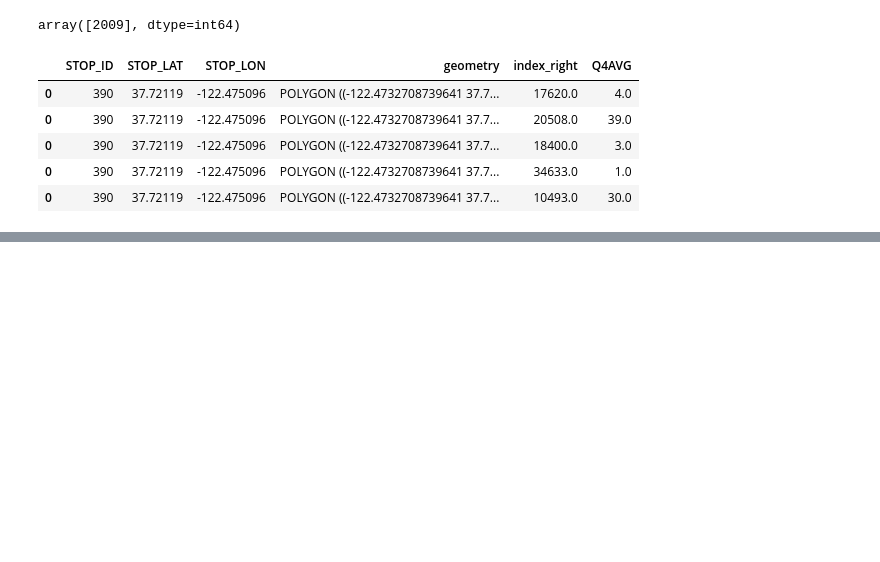
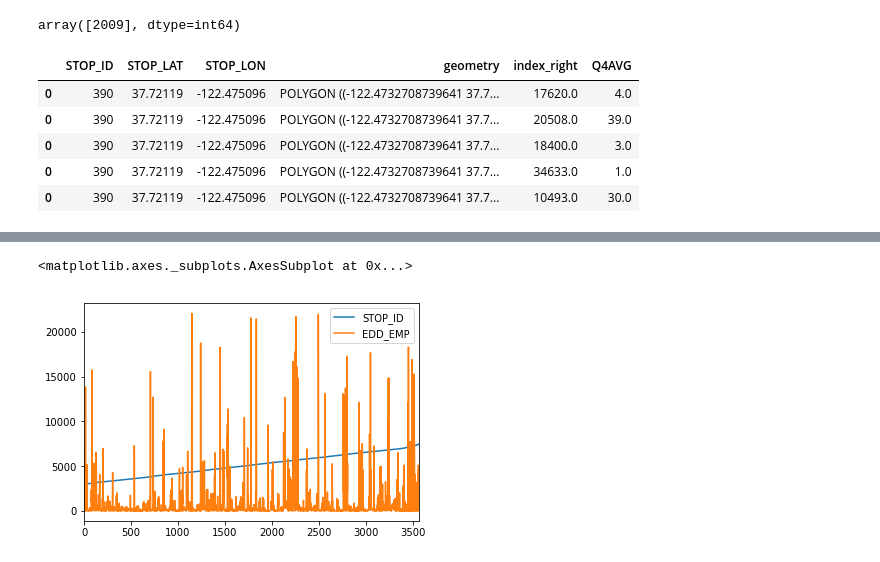
Before and after one commit to alex-mucci/Transit-Casa-Share, a Jupyter notebook: Notebooks/Process EDD Data.ipynb, the cells around one changed output, grey strips where cells are left out. Cells and saved outputs as stored; diff of their text form; code cells hidden in the pictures; blank space fills up the shorter version.

```diff
--- a/Notebooks/Process EDD Data.ipynb
+++ b/Notebooks/Process EDD Data.ipynb
@@ -37,4 +37,4 @@ joined.head()
 | 0 | 390 | 37.72119 | -122.475096 | POLYGON ((-122.4732708739641 37.7... | 34633.0 | 1.0 |
 | 0 | 390 | 37.72119 | -122.475096 | POLYGON ((-122.4732708739641 37.7... | 10493.0 | 30.0 |
 # %%
-joined_sum = joined[['geometry','STOP_ID','Q4AVG']].groupby(by = 'STOP_ID').agg({'geometry':'first','Q4AVG':'sum'})
+joined_sum = joined[['geometry','STOP_ID','Q4AVG']].groupby(by = 'STOP_ID',as_index = False).agg({'geometry':'first','Q4AVG':'sum'})
@@ -62,0 +45,7 @@ len(joined)
+# %%
+joined_sum.columns = ['STOP_ID','geometry','EDD_EMP']
+# %%
+joined_sum.plot()
+# %% [output]
+<matplotlib.axes._subplots.AxesSubplot at 0x...>
+[figure, added]
```
Also changed, not shown: parts of 7 cells of this notebook, 3 other files.
